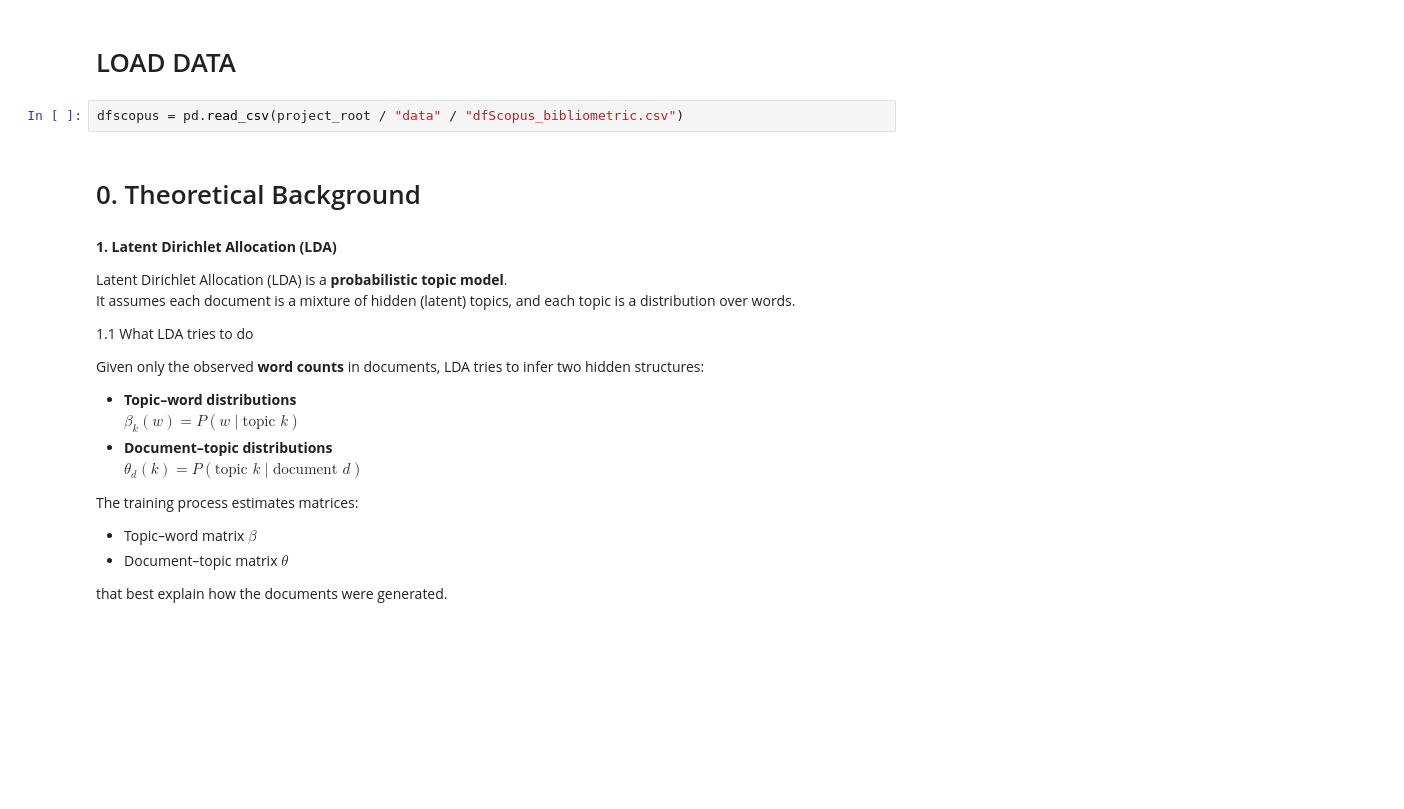
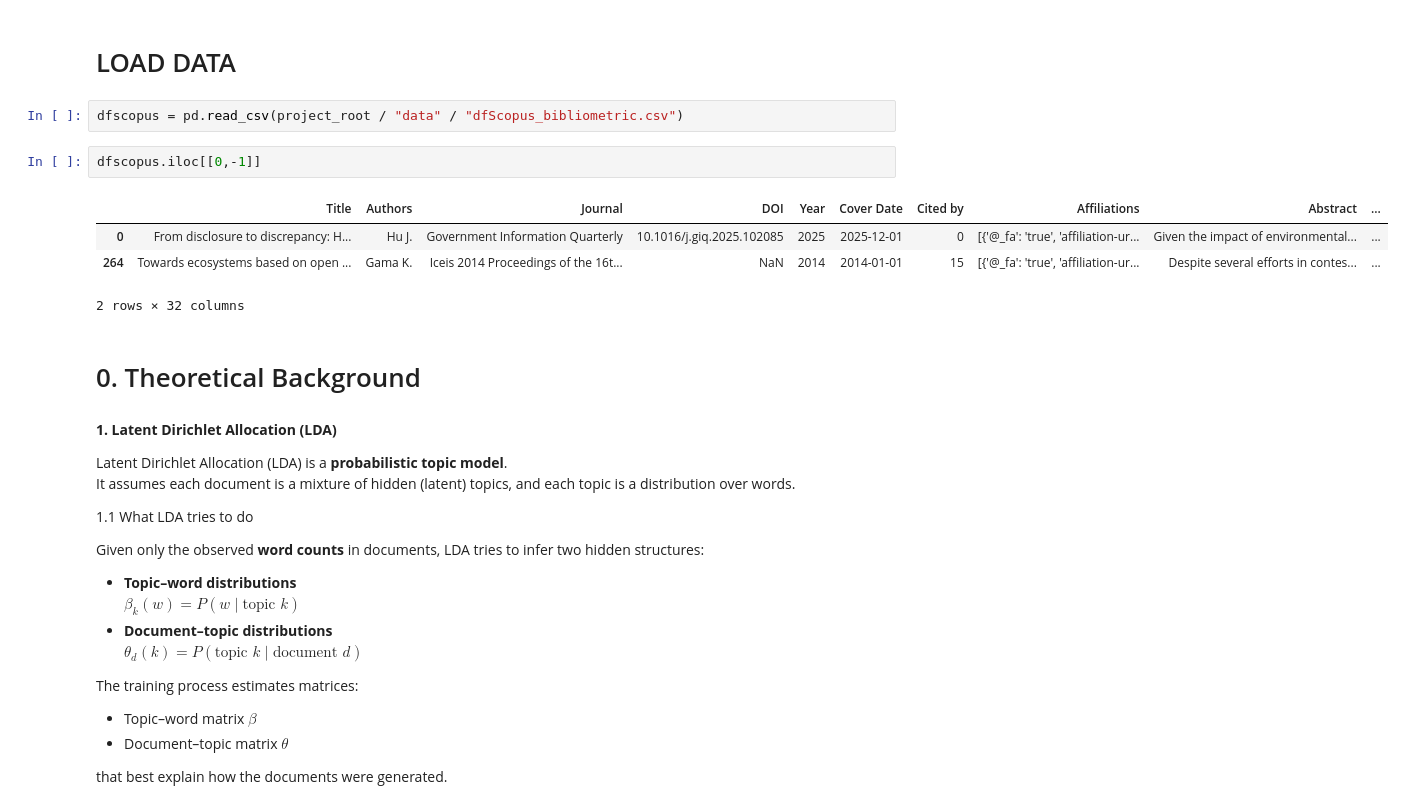
Before and after one commit to paulorlb/projICD, a Jupyter notebook: notebooks/ICD2526_N03_TextMining_PreProc_and_Modelling.ipynb, the cells around one changed output. Drawn from its saved outputs; the diff is of its cells as text; blank space fills up the shorter version.

```diff
--- a/notebooks/ICD2526_N03_TextMining_PreProc_and_Modelling.ipynb
+++ b/notebooks/ICD2526_N03_TextMining_PreProc_and_Modelling.ipynb
@@ -65,6 +65,13 @@ Working directory set to: c:\Users\paulo\OneDrive\TRABALHO_AULAS\AL20252026\1S_I
 # LOAD DATA
 # %%
 dfscopus = pd.read_csv(project_root / "data" / "dfScopus_bibliometric.csv")
+# %%
+dfscopus.iloc[[0,-1]]
+# %% [output]
+|  | Title | Authors | Journal | DOI | Year | Cover Date | Cited by | Affiliations | Abstract | ... |
+| 0 | From disclosure to discrepancy: H... | Hu J. | Government Information Quarterly | 10.1016/j.giq.2025.102085 | 2025 | 2025-12-01 | 0 | [{'@_fa': 'true', 'affiliation-ur... | Given the impact of environmental... | ... |
+| 264 | Towards ecosystems based on open ... | Gama K. | Iceis 2014 Proceedings of the 16t... | NaN | 2014 | 2014-01-01 | 15 | [{'@_fa': 'true', 'affiliation-ur... | Despite several efforts in contes... | ... |
+2 rows × 32 columns
 # %% [markdown]
 # 0. Theoretical Background
 # %% [markdown]
```
Also changed, not shown: parts of 35 cells of this notebook.
